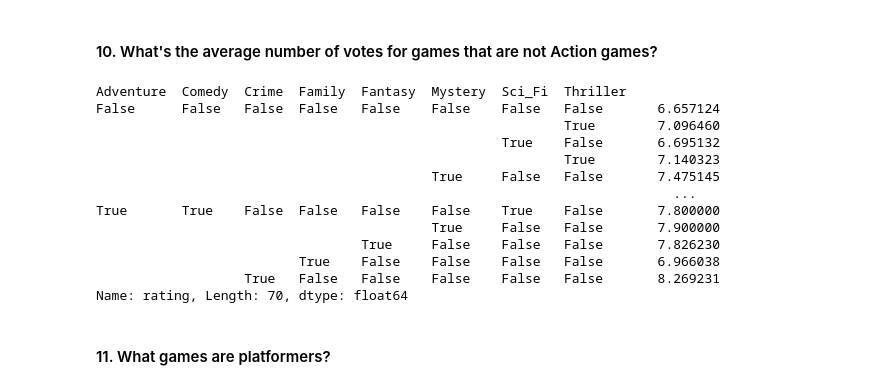
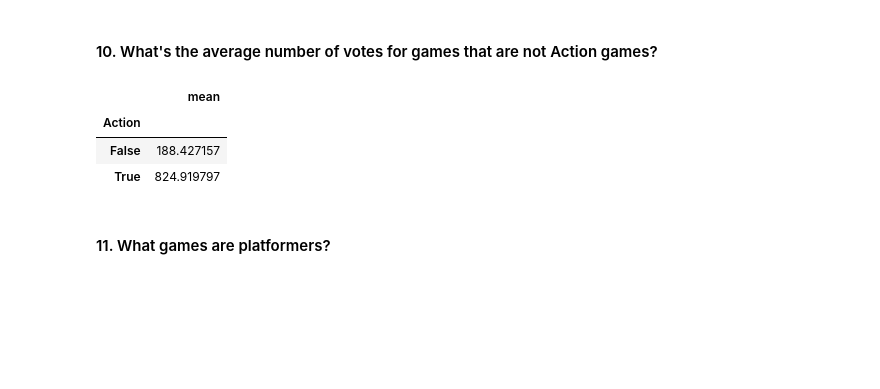
Before and after one commit to kayleeodom/cis277-fa22-Lab3, a Jupyter notebook: lab.ipynb, the cells around one changed output. Drawn from its saved outputs; the diff is of its cells as text; code cells hidden in the pictures; blank space fills up the shorter version.

```diff
--- a/lab.ipynb
+++ b/lab.ipynb
@@ -301,21 +302,13 @@ df.groupby('year')[['votes']].max().sort_values(['votes'], ascending=False)
 # %% [markdown]
 #### 10. What's the average number of votes for games that are not Action games?
 # %%
-df.groupby(['Adventure','Comedy','Crime','Family','Fantasy','Mystery','Sci_Fi','Thriller']).rating.mean()
+#df.groupby(['Adventure','Comedy','Crime','Family','Fantasy','Mystery','Sci_Fi','Thriller']).votes.mean()
+df.groupby('Action').votes.agg(['mean'])
 # %% [output]
-Adventure  Comedy  Crime  Family  Fantasy  Mystery  Sci_Fi  Thriller
-False      False   False  False   False    False    False   False       6.657124
-                                                            True        7.096460
-                                                    True    False       6.695132
-                                                            True        7.140323
-                                           True     False   False       7.475145
-                                                                          ...
-True       True    False  False   False    False    True    False       7.800000
-                                           True     False   False       7.900000
-                                  True     False    False   False       7.826230
-                          True    False    False    False   False       6.966038
-                   True   False   False    False    False   False       8.269231
-Name: rating, Length: 70, dtype: float64
+|  | mean |
+| Action |  |
+| False | 188.427157 |
+| True | 824.919797 |
 # %% [markdown]
 #### 11. What games are platformers?
 # %%
```
Also changed, not shown: parts of 15 cells of this notebook.
